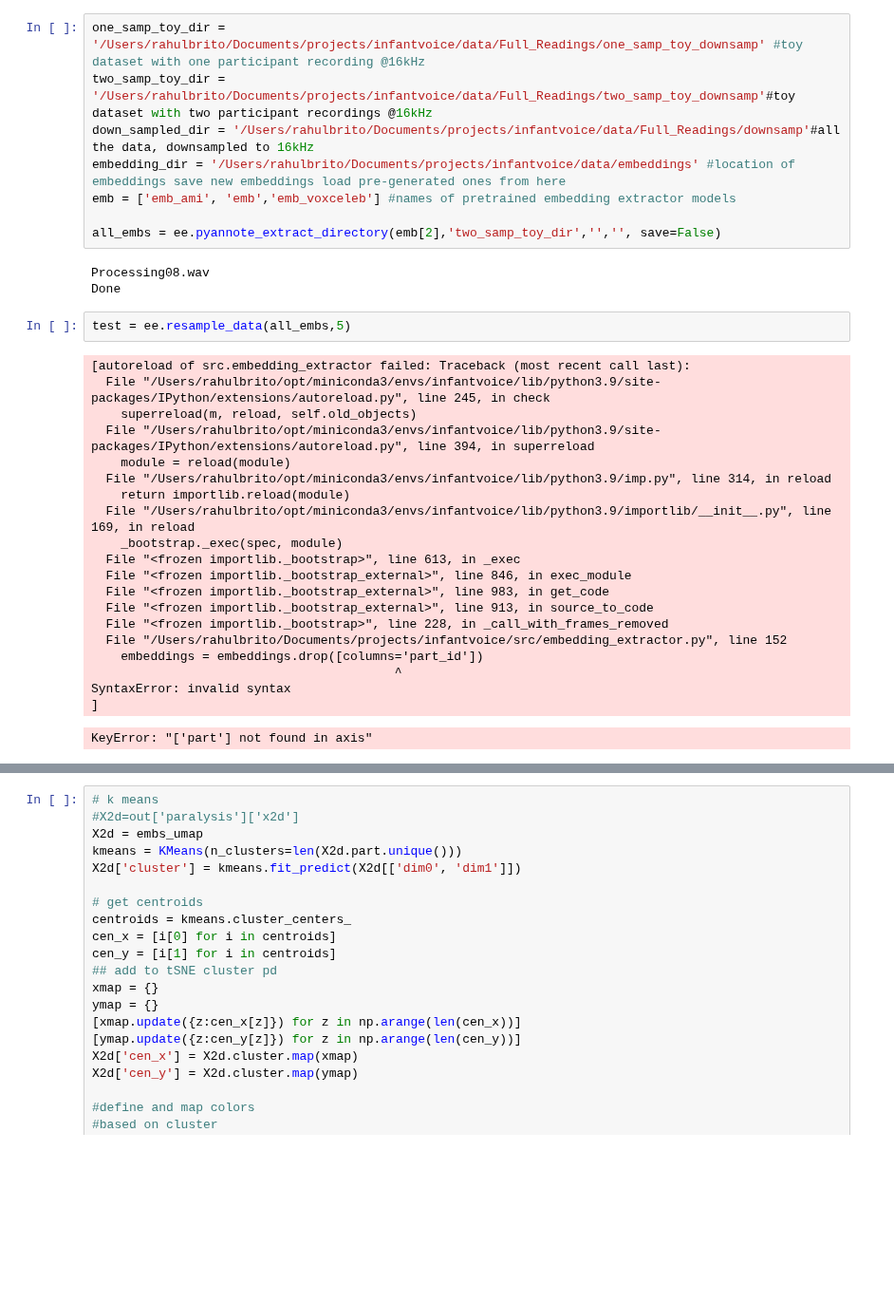
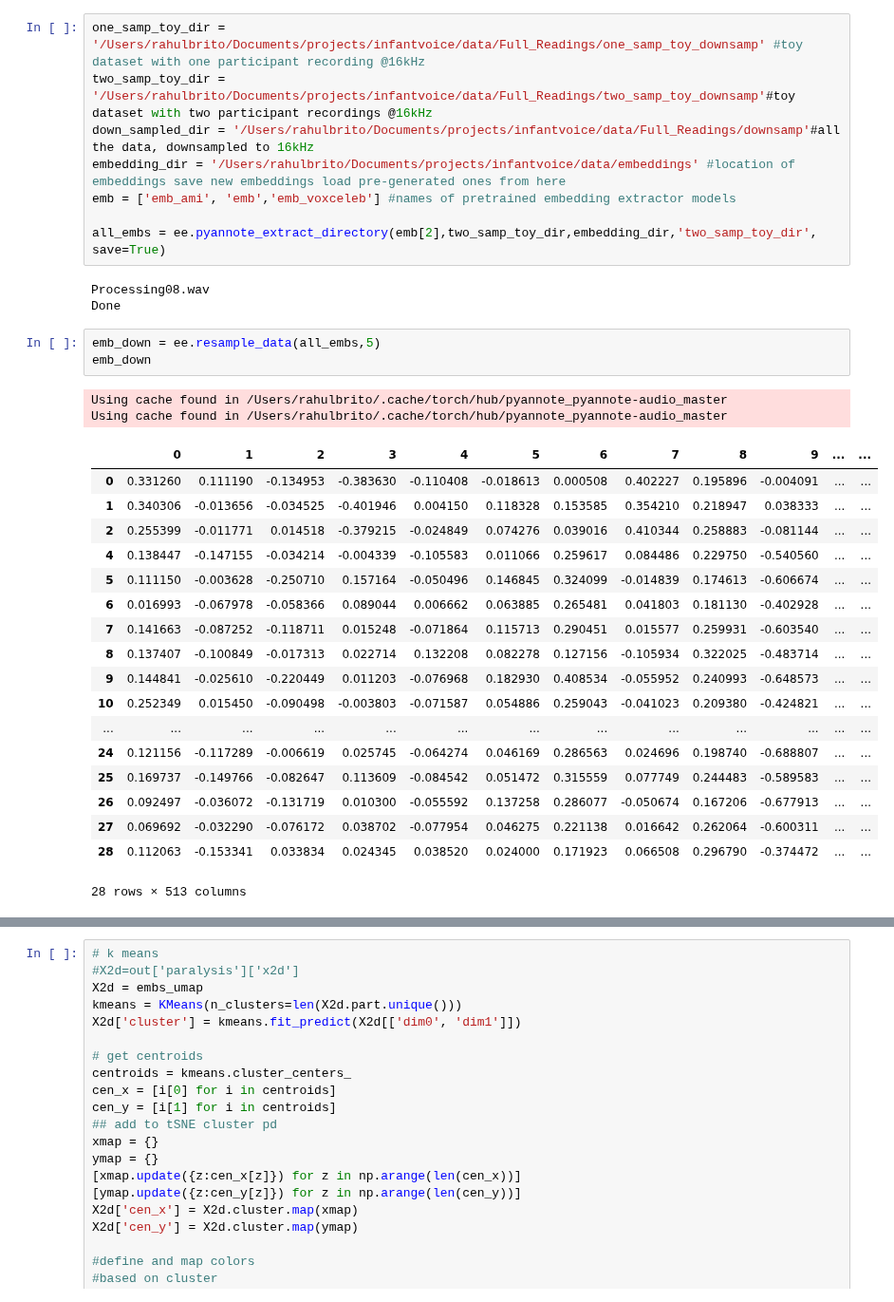
Before and after one commit to Rahul-Brito/infantvoice, a Jupyter notebook: scripts/Pyannote Test.ipynb, the cells around one changed output, grey strips where cells are left out. Shown at 95% size. Saved outputs shown, nothing was run; the diff lists cells and outputs as text; blank space fills up the shorter version.

```diff
--- a/scripts/Pyannote Test.ipynb
+++ b/scripts/Pyannote Test.ipynb
@@ -268,30 +264,31 @@ down_sampled_dir = '/Users/rahulbrito/Documents/projects/infantvoice/data/Full_R
 embedding_dir = '/Users/rahulbrito/Documents/projects/infantvoice/data/embeddings' #location of embeddings save new embeddings load pre-generated ones from here
 emb = ['emb_ami', 'emb','emb_voxceleb'] #names of pretrained embedding extractor models
 
-all_embs = ee.pyannote_extract_directory(emb[2],'two_samp_toy_dir','','', save=False)
+all_embs = ee.pyannote_extract_directory(emb[2],two_samp_toy_dir,embedding_dir,'two_samp_toy_dir', save=True)
 # %% [output]
 Processing08.wav
 Done
 # %%
-test = ee.resample_data(all_embs,5)
+emb_down = ee.resample_data(all_embs,5)
+emb_down
 # %% [output]
-[autoreload of src.embedding_extractor failed: Traceback (most recent call last):
-  File "/Users/rahulbrito/opt/miniconda3/envs/infantvoice/lib/python3.9/site-packages/IPython/extensions/autoreload.py", line 245, in check
-    superreload(m, reload, self.old_objects)
-  File "/Users/rahulbrito/opt/miniconda3/envs/infantvoice/lib/python3.9/site-packages/IPython/extensions/autoreload.py", line 394, in superreload
-    module = reload(module)
-  File "/Users/rahulbrito/opt/miniconda3/envs/infantvoice/lib/python3.9/imp.py", line 314, in reload
-    return importlib.reload(module)
-  File "/Users/rahulbrito/opt/miniconda3/envs/infantvoice/lib/python3.9/importlib/__init__.py", line 169, in reload
-    _bootstrap._exec(spec, module)
-  File "<frozen importlib._bootstrap>", line 613, in _exec
-  File "<frozen importlib._bootstrap_external>", line 846, in exec_module
-  File "<frozen importlib._bootstrap_external>", line 983, in get_code
-  File "<frozen importlib._bootstrap_external>", line 913, in source_to_code
-  File "<frozen importlib._bootstrap>", line 228, in _call_with_frames_removed
-  File "/Users/rahulbrito/Documents/projects/infantvoice/src/embedding_extractor.py", line 152
-    embeddings = embeddings.drop([columns='part_id'])
-                                         ^
-SyntaxError: invalid syntax
-]
+Using cache found in /Users/rahulbrito/.cache/torch/hub/pyannote_pyannote-audio_master
+Using cache found in /Users/rahulbrito/.cache/torch/hub/pyannote_pyannote-audio_master
+|  | 0 | 1 | 2 | 3 | 4 | 5 | 6 | 7 | 8 | 9 | ... | ... |
+| 0 | 0.331260 | 0.111190 | -0.134953 | -0.383630 | -0.110408 | -0.018613 | 0.000508 | 0.402227 | 0.195896 | -0.004091 | ... | ... |
+| 1 | 0.340306 | -0.013656 | -0.034525 | -0.401946 | 0.004150 | 0.118328 | 0.153585 | 0.354210 | 0.218947 | 0.038333 | ... | ... |
+| 2 | 0.255399 | -0.011771 | 0.014518 | -0.379215 | -0.024849 | 0.074276 | 0.039016 | 0.410344 | 0.258883 | -0.081144 | ... | ... |
+| 4 | 0.138447 | -0.147155 | -0.034214 | -0.004339 | -0.105583 | 0.011066 | 0.259617 | 0.084486 | 0.229750 | -0.540560 | ... | ... |
+| 5 | 0.111150 | -0.003628 | -0.250710 | 0.157164 | -0.050496 | 0.146845 | 0.324099 | -0.014839 | 0.174613 | -0.606674 | ... | ... |
+| 6 | 0.016993 | -0.067978 | -0.058366 | 0.089044 | 0.006662 | 0.063885 | 0.265481 | 0.041803 | 0.181130 | -0.402928 | ... | ... |
+| 7 | 0.141663 | -0.087252 | -0.118711 | 0.015248 | -0.071864 | 0.115713 | 0.290451 | 0.015577 | 0.259931 | -0.603540 | ... | ... |
+| 8 | 0.137407 | -0.100849 | -0.017313 | 0.022714 | 0.132208 | 0.082278 | 0.127156 | -0.105934 | 0.322025 | -0.483714 | ... | ... |
+| 9 | 0.144841 | -0.025610 | -0.220449 | 0.011203 | -0.076968 | 0.182930 | 0.408534 | -0.055952 | 0.240993 | -0.648573 | ... | ... |
+| 10 | 0.252349 | 0.015450 | -0.090498 | -0.003803 | -0.071587 | 0.054886 | 0.259043 | -0.041023 | 0.209380 | -0.424821 | ... | ... |
+| ... | ... | ... | ... | ... | ... | ... | ... | ... | ... | ... | ... | ... |
+| 24 | 0.121156 | -0.117289 | -0.006619 | 0.025745 | -0.064274 | 0.046169 | 0.286563 | 0.024696 | 0.198740 | -0.688807 | ... | ... |
+| 25 | 0.169737 | -0.149766 | -0.082647 | 0.113609 | -0.084542 | 0.051472 | 0.315559 | 0.077749 | 0.244483 | -0.589583 | ... | ... |
+| 26 | 0.092497 | -0.036072 | -0.131719 | 0.010300 | -0.055592 | 0.137258 | 0.286077 | -0.050674 | 0.167206 | -0.677913 | ... | ... |
+| 27 | 0.069692 | -0.032290 | -0.076172 | 0.038702 | -0.077954 | 0.046275 | 0.221138 | 0.016642 | 0.262064 | -0.600311 | ... | ... |
+| 28 | 0.112063 | -0.153341 | 0.033834 | 0.024345 | 0.038520 | 0.024000 | 0.171923 | 0.066508 | 0.296790 | -0.374472 | ... | ... |
-KeyError: "['part'] not found in axis"
+28 rows × 513 columns
```
Also changed, not shown: parts of 5 cells of this notebook, 2 other files.
